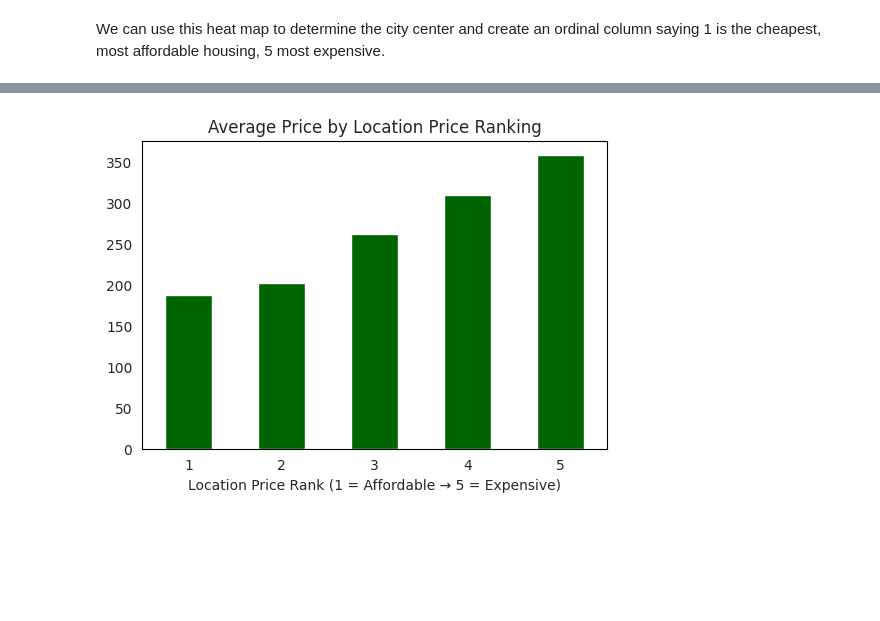
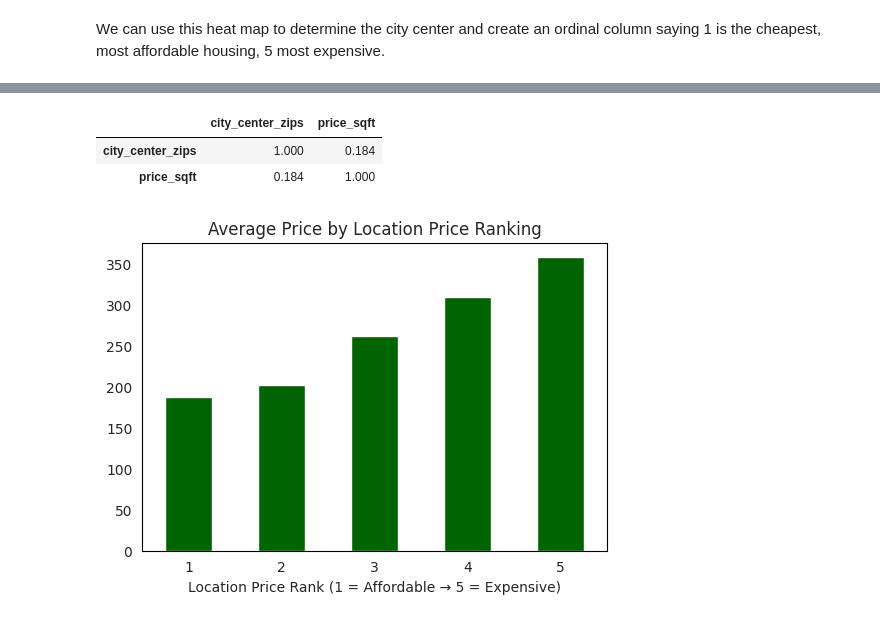
Before and after one commit to ozzienobayrak/housing_market, a Jupyter notebook: housingmarket_project.ipynb, the cells around one changed output, grey strips where cells are left out. Drawn from its saved outputs; the diff is of its cells as text; code cells hidden in the pictures; blank space fills up the shorter version.

```diff
--- a/housingmarket_project.ipynb
+++ b/housingmarket_project.ipynb
@@ -756,3 +900,10 @@ df['city_center'] = (df['location_price_rank'] == 5).astype(int)
+# %%
+df[['city_center_zips', 'price_sqft']].corr() #pozitif relationship but not as strong as we expected. The reason for this is that some city center zipcodes are
+#not in the data set.
+# %% [output]
+|  | city_center_zips | price_sqft |
+| city_center_zips | 1.000 | 0.184 |
+| price_sqft | 0.184 | 1.000 |
 # %%
 df.groupby('location_price_rank')['price_sqft'].mean().plot(
     kind='bar',
```
Also changed, not shown: parts of 37 cells of this notebook.
